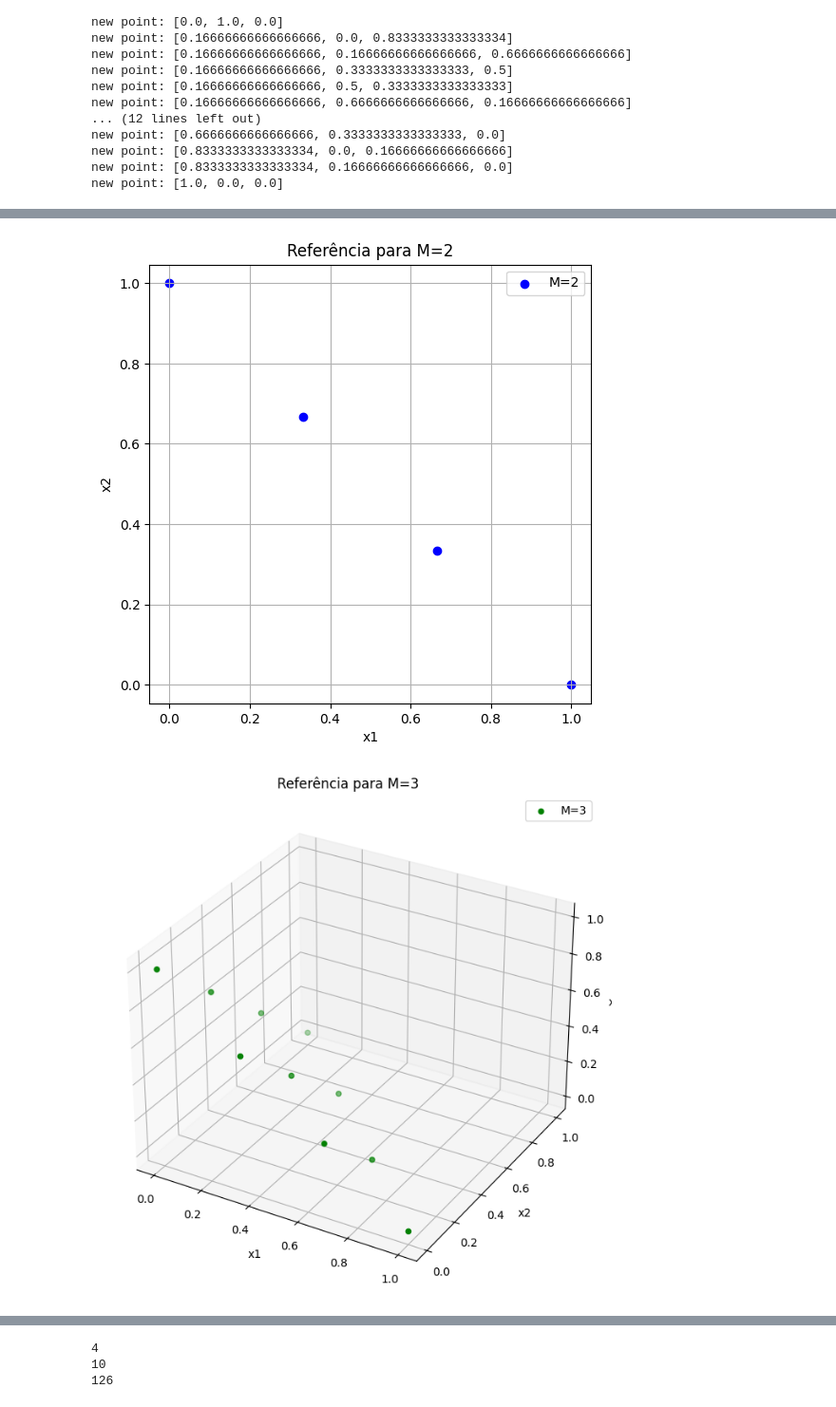
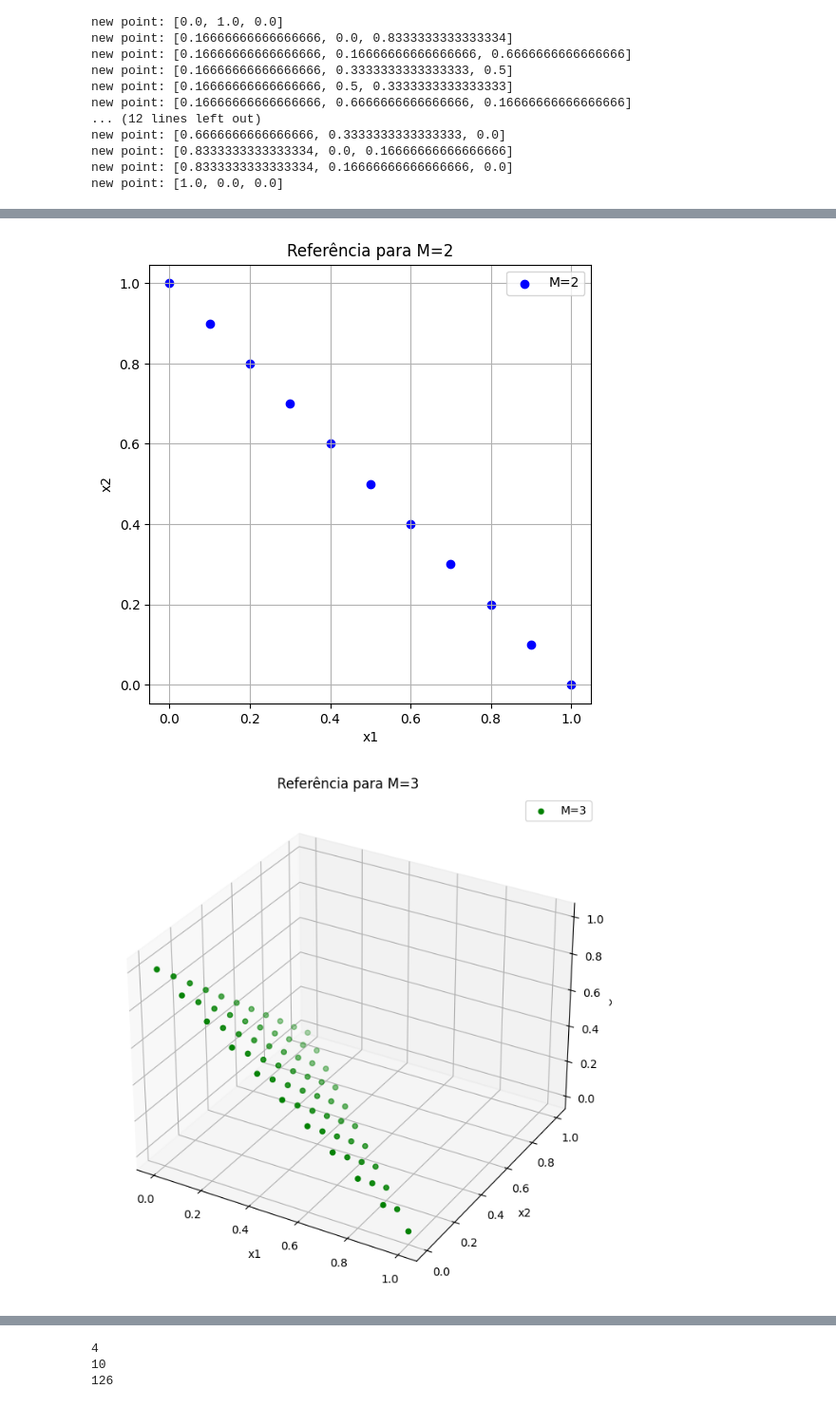
Before and after one commit to JunioCesarFerreira/NSGA-Studies, a Jupyter notebook: notebooks/basic/simplex-lattice-points.ipynb, the cells around one changed output, grey strips where cells are left out. Shown: that part at 95% size. Drawn from its saved outputs; the diff is of its cells as text; code cells hidden in the pictures.

Commit message:
update: simplex-lattice-points nb

```diff
--- a/notebooks/basic/simplex-lattice-points.ipynb
+++ b/notebooks/basic/simplex-lattice-points.ipynb
@@ -92,10 +92,11 @@ def generate_reference_points(M, p):
     return np.array(points)
 
 # Divisões
-p = 3
+p = 10
 
 # Caso M=2
 points_2d = generate_reference_points(2, p)
+print(points_2d)
 plt.figure(figsize=(6, 6))
 plt.scatter(points_2d[:, 0], points_2d[:, 1], color='blue', label='M=2')
 plt.xlabel('x1')
@@ -121,5 +133,5 @@ plt.show()
-[figure, old version]
+[figure, new version]
-[figure, old version]
+[figure, new version]
 # %%
 import numpy as np
 import matplotlib.pyplot as plt
```
Also changed, not shown: parts of 1 cell of this notebook.
